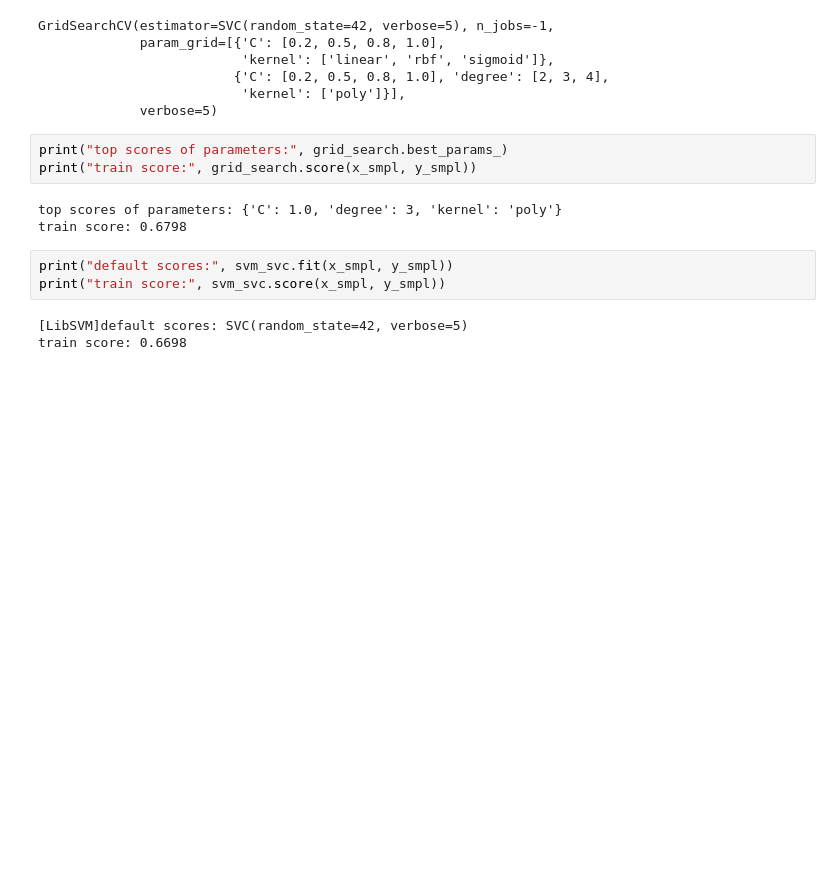
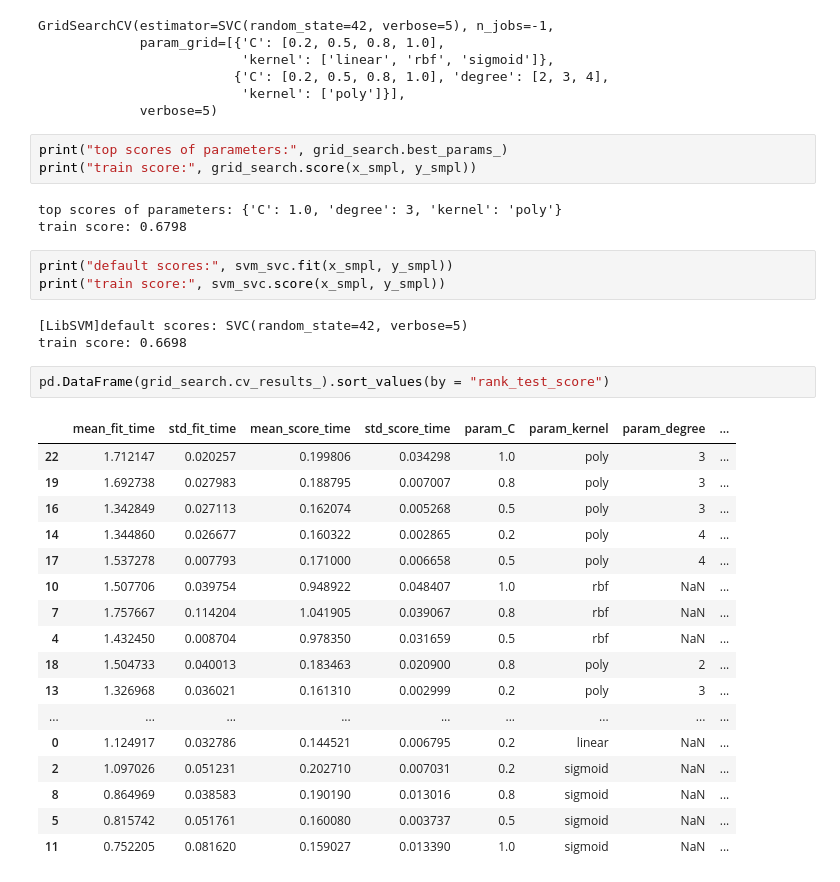
Before and after one commit to shiva-lab/CMPE-255_Final_Project, a Jupyter notebook: feature_engineering_1.ipynb, the cells around one changed output. Cells and saved outputs as stored; diff of their text form; blank space fills up the shorter version.

Commit message:
svm score results

```diff
--- a/feature_engineering_1.ipynb
+++ b/feature_engineering_1.ipynb
@@ -576,3 +576,23 @@ print("train score:", svm_svc.score(x_smpl, y_smpl))
 # %% [output]
 [LibSVM]default scores: SVC(random_state=42, verbose=5)
 train score: 0.6698
+# %%
+pd.DataFrame(grid_search.cv_results_).sort_values(by = "rank_test_score")
+# %% [output]
+|  | mean_fit_time | std_fit_time | mean_score_time | std_score_time | param_C | param_kernel | param_degree | ... |
+| 22 | 1.712147 | 0.020257 | 0.199806 | 0.034298 | 1.0 | poly | 3 | ... |
+| 19 | 1.692738 | 0.027983 | 0.188795 | 0.007007 | 0.8 | poly | 3 | ... |
+| 16 | 1.342849 | 0.027113 | 0.162074 | 0.005268 | 0.5 | poly | 3 | ... |
+| 14 | 1.344860 | 0.026677 | 0.160322 | 0.002865 | 0.2 | poly | 4 | ... |
+| 17 | 1.537278 | 0.007793 | 0.171000 | 0.006658 | 0.5 | poly | 4 | ... |
+| 10 | 1.507706 | 0.039754 | 0.948922 | 0.048407 | 1.0 | rbf | NaN | ... |
+| 7 | 1.757667 | 0.114204 | 1.041905 | 0.039067 | 0.8 | rbf | NaN | ... |
+| 4 | 1.432450 | 0.008704 | 0.978350 | 0.031659 | 0.5 | rbf | NaN | ... |
+| 18 | 1.504733 | 0.040013 | 0.183463 | 0.020900 | 0.8 | poly | 2 | ... |
+| 13 | 1.326968 | 0.036021 | 0.161310 | 0.002999 | 0.2 | poly | 3 | ... |
+| ... | ... | ... | ... | ... | ... | ... | ... | ... |
+| 0 | 1.124917 | 0.032786 | 0.144521 | 0.006795 | 0.2 | linear | NaN | ... |
+| 2 | 1.097026 | 0.051231 | 0.202710 | 0.007031 | 0.2 | sigmoid | NaN | ... |
+| 8 | 0.864969 | 0.038583 | 0.190190 | 0.013016 | 0.8 | sigmoid | NaN | ... |
+| 5 | 0.815742 | 0.051761 | 0.160080 | 0.003737 | 0.5 | sigmoid | NaN | ... |
+| 11 | 0.752205 | 0.081620 | 0.159027 | 0.013390 | 1.0 | sigmoid | NaN | ... |
```
